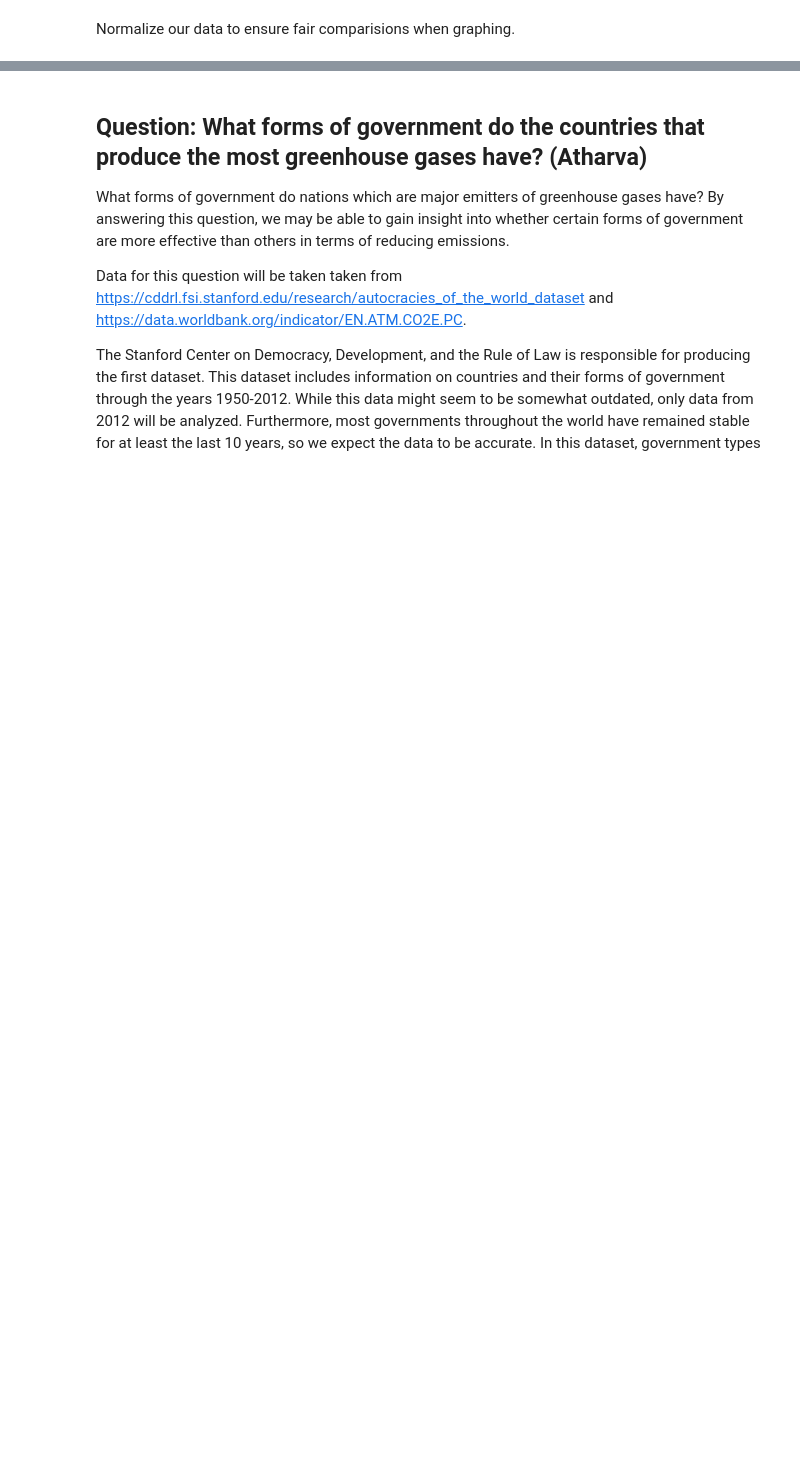
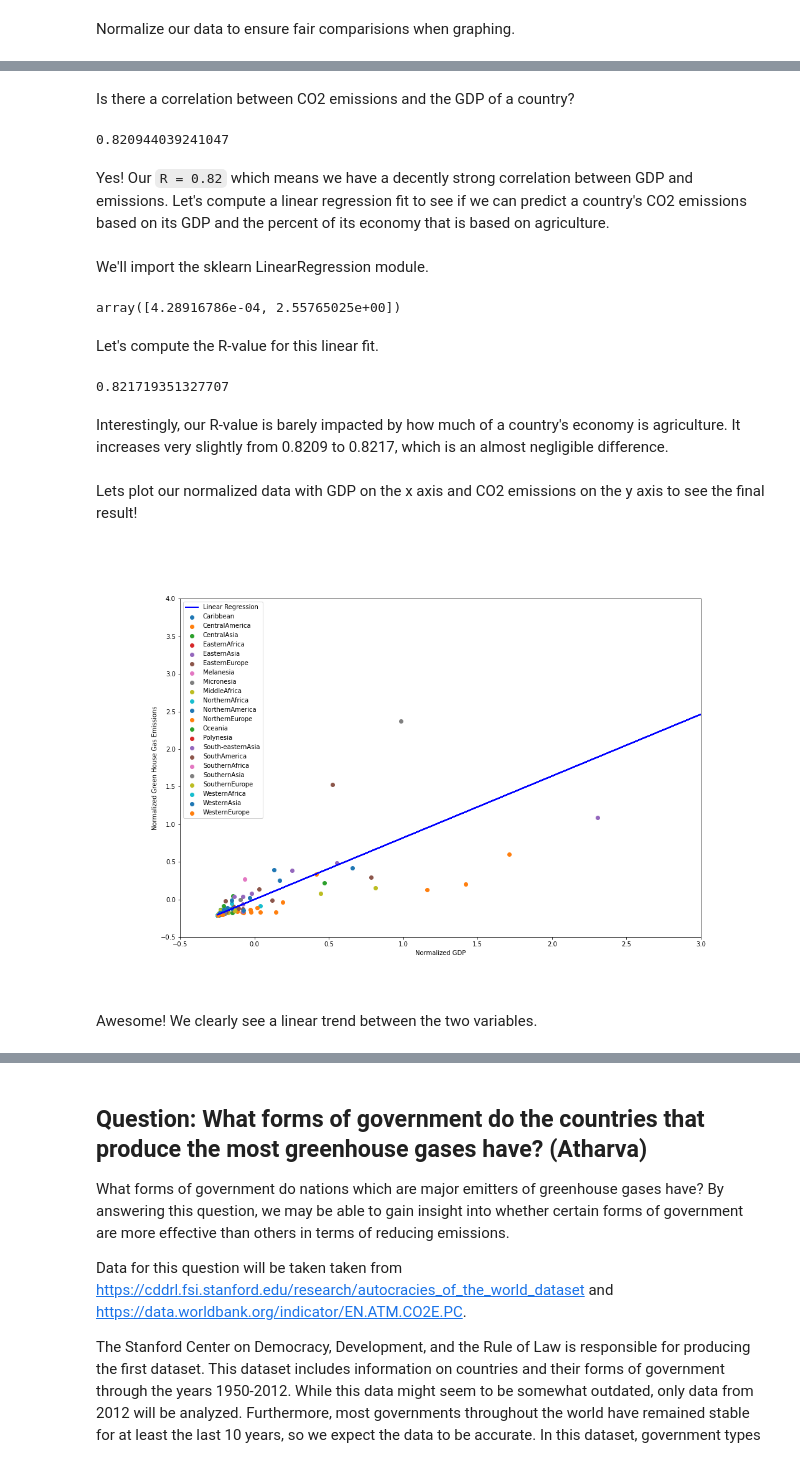
Before and after one commit to melotic/cs3654-project, a Jupyter notebook: Project3.ipynb, the cells around one changed output, grey strips where cells are left out. Saved outputs shown, nothing was run; the diff lists cells and outputs as text; code cells hidden in the pictures; blank space fills up the shorter version.

```diff
--- a/Project3.ipynb
+++ b/Project3.ipynb
@@ -683,6 +642,0 @@ Extract the columns we truly care about and want to analyze. We'll only analyze
-# %%
-cols = ["country", "Region", "GDP: Gross domestic product (million current US$)", "Economy: Agriculture (% of GVA)"]
-
-# extract the columns we want
-data = data[cols]
-data
@@ -705,4 +642,0 @@ From the preview of our data, we see multiple values equally -99. This is not va
-# %%
-# find data that is close to -99 and replace with NaN
-data = data.replace(-99, np.nan)
-data.head(5)
@@ -879,0 +645,6 @@ We also found that the percentage of the economy that is based an agriculture, a
+# %%
+# normalize data
+numeric = data.iloc[:, 2:]
+normGDP = data.copy()
+normGDP.iloc[:, 2:] = (numeric - numeric.mean()) / numeric.std()
+normGDP.head()
@@ -879,0 +658,11 @@ We also found that the percentage of the economy that is based an agriculture, a
+# %% [markdown]
+Is there a correlation between CO2 emissions and the GDP of a country?
+# %%
+# check correlation
+data["GDP: Gross domestic product (million current US$)"].corr(data["Raw Emissions (Million Metric Tons)"])
+# %% [output]
+0.820944039241047
+# %% [markdown]
+Yes! Our `R = 0.82` which means we have a decently strong correlation between GDP and emissions. Let's compute a linear regression fit to see if we can predict a country's CO2 emissions based on its GDP and the percent of its economy that is based on agriculture.
+# %% [markdown]
+We'll import the sklearn LinearRegression module.
@@ -879,0 +671,43 @@ We also found that the percentage of the economy that is based an agriculture, a
+# %%
+X = data[["GDP: Gross domestic product (million current US$)","Economy: Agriculture (% of GVA)"]]
+lmGDP = LinearRegression().fit(X, countryStats['Raw Emissions (Million Metric Tons)'])
+lmGDP.coef_
+# %% [output]
+array([4.28916786e-04, 2.55765025e+00])
+# %% [markdown]
+Let's compute the R-value for this linear fit.
+# %%
+rVal = (lmGDP.score(X, data['Raw Emissions (Million Metric Tons)']))**0.5
+rVal
+# %% [output]
+0.821719351327707
+# %% [markdown]
+Interestingly, our R-value is barely impacted by how much of a country's economy is agriculture. It increases very slightly from 0.8209 to 0.8217, which is an almost negligible difference.
+# %% [markdown]
+Lets plot our normalized data with GDP on the x axis and CO2 emissions on the y axis to see the final result!
+# %%
+# plot each region a different color in viridis
+fig, ax = plt.subplots()
+fig.set_size_inches(15, 10)
+ax.set_xlabel('Normalized GDP')
+ax.set_ylabel('Normalized Green House Gas Emissions')
+ax.set_xlim([-0.5, 3])
+ax.set_ylim([-0.5, 4])
+
+for name, values in normGDP.groupby('Region'):
+    ax.scatter(values["GDP: Gross domestic product (million current US$)"], values["Raw Emissions (Million Metric Tons)"], label=name)
+
+# Compute linear regression and plot the line
+x = normGDP[["GDP: Gross domestic product (million current US$)"]]
+y = normGDP["Raw Emissions (Million Metric Tons)"]
+lr = LinearRegression()
+lr.fit(x, y)
+
+ax.plot(x, lr.predict(x), color='blue', linewidth=2, label='Linear Regression')
+
+ax.legend()
+plt.show()
+# %% [output]
+[figure, added]
+# %% [markdown]
+Awesome! We clearly see a linear trend between the two variables.
```
Also changed, not shown: parts of 42 cells of this notebook.
